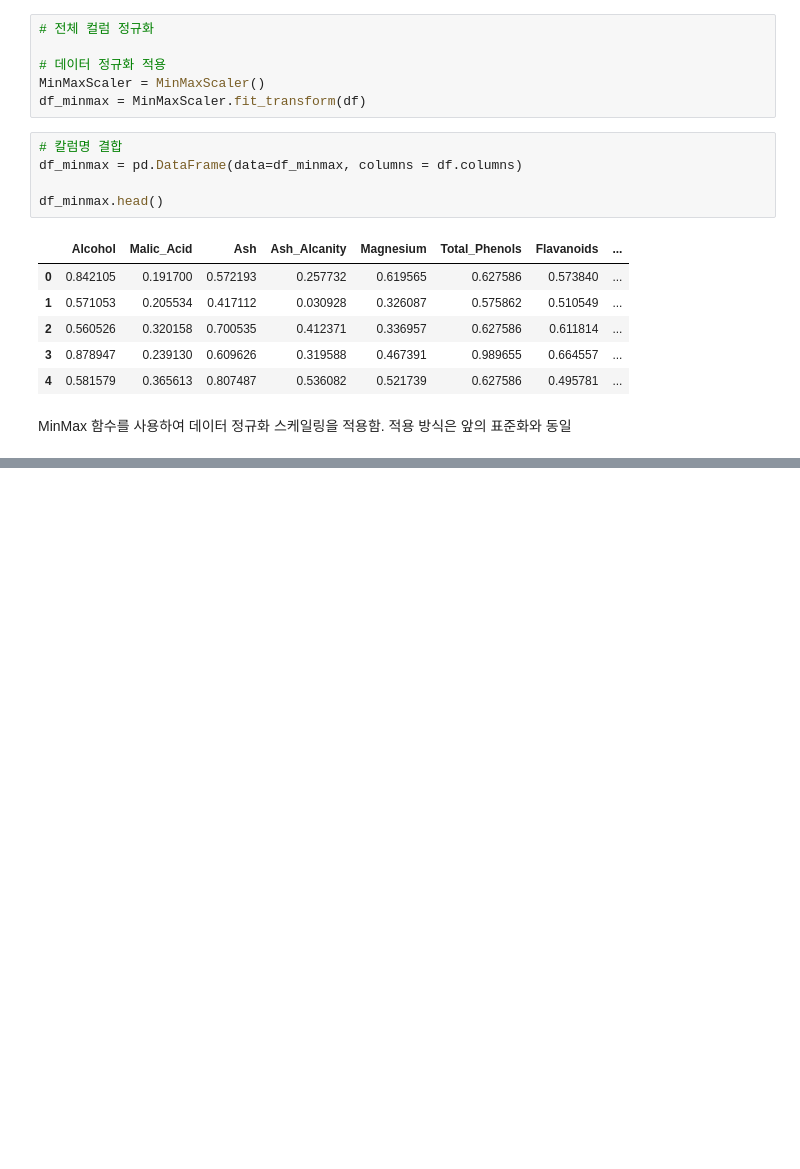
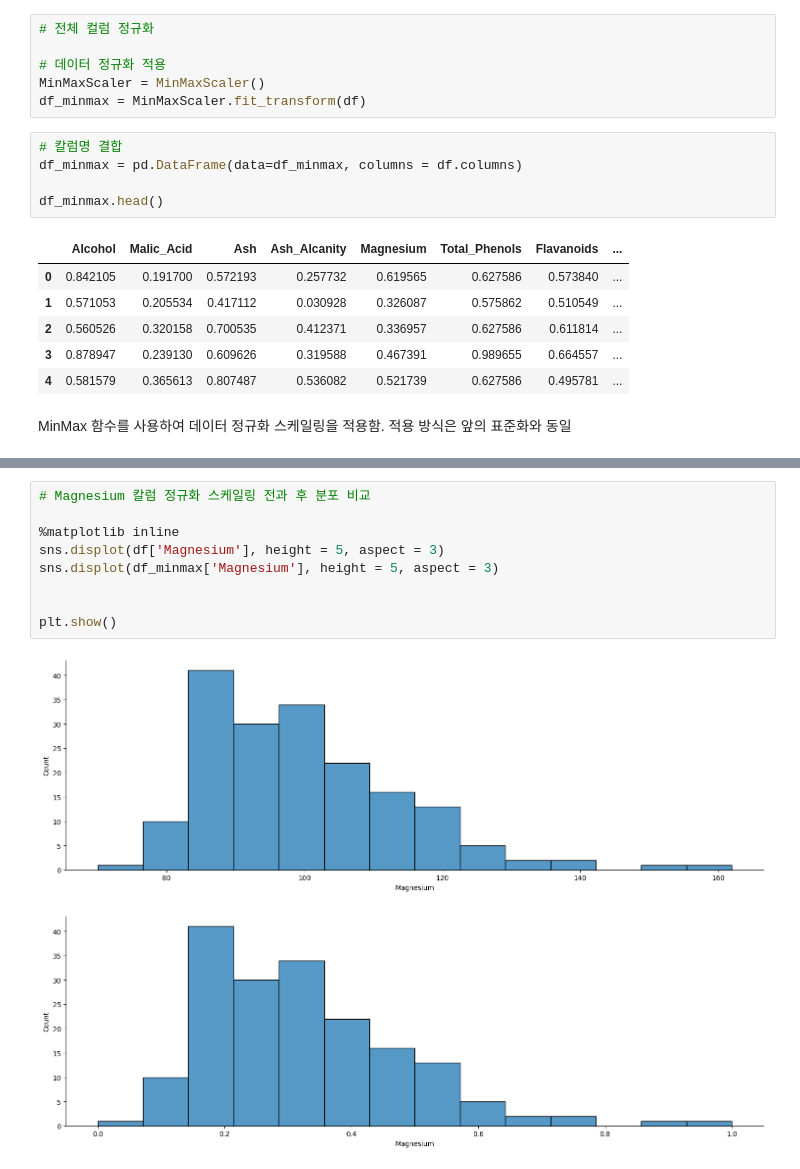
Before and after one commit to hyeming-king/data-anaylst-allthings, a Jupyter notebook: 11_데이터전처리.ipynb, the cells around one changed output, grey strips where cells are left out. Cells and saved outputs as stored; diff of their text form; blank space fills up the shorter version.

```diff
--- a/11_데이터전처리.ipynb
+++ b/11_데이터전처리.ipynb
@@ -849,0 +919,12 @@ print(df_minmax.max()) # 최댓값
+# %%
+# Magnesium 칼럼 정규화 스케일링 전과 후 분포 비교
+
+%matplotlib inline
+sns.displot(df['Magnesium'], height = 5, aspect = 3)
+sns.displot(df_minmax['Magnesium'], height = 5, aspect = 3)
+
+
+plt.show()
+# %% [output]
+[figure, added]
+[figure, added]
```
Also changed, not shown: parts of 12 cells of this notebook, 1 other file.
